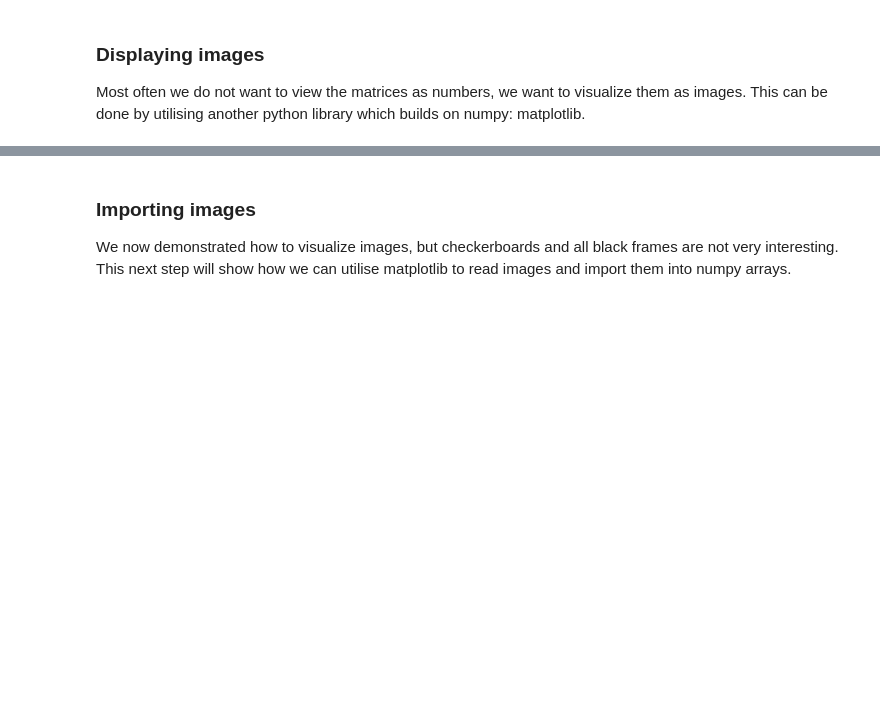
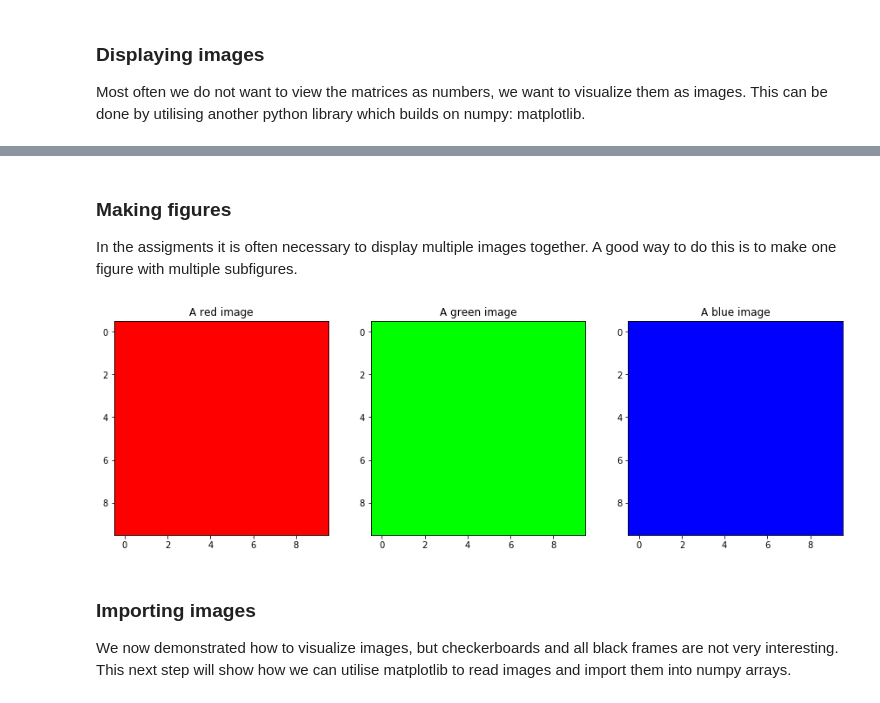
Before and after one commit to ErlingLie/TDT4195-Material, a Jupyter notebook: Introduction_to_programming_tools.ipynb, the cells around one changed output, grey strips where cells are left out. Drawn from its saved outputs; the diff is of its cells as text; code cells hidden in the pictures; blank space fills up the shorter version.

```diff
--- a/Introduction_to_programming_tools.ipynb
+++ b/Introduction_to_programming_tools.ipynb
@@ -56,3 +95,30 @@ plt.show()
+# %% [markdown]
+### Making figures
+In the assigments it is often necessary to display multiple images together. A good way to do this is to make one figure with multiple subfigures.
+# %%
+red_image = np.array([[[255,0,0] for i in range(10)] for j in range(10)])
+green_image = np.array([[[0,255,0] for i in range(10)] for j in range(10)])
+blue_image = np.array([[[0,0,255] for i in range(10)] for j in range(10)])
+
+#Declare a figure, size is given as w,h
+plt.figure(figsize=(15,5))
+
+#Declare a subplot, the arguments are total_rows, total_colums, current index
+plt.subplot(1,3,1)
+#Give a fitting title with plt.title
+plt.title("A red image")
+plt.imshow(red_image)
+
+plt.subplot(1,3,2)
+plt.title("A green image")
+plt.imshow(green_image)
+
+plt.subplot(1,3,3)
+plt.title("A blue image")
+plt.imshow(blue_image)
+plt.show()
+# %% [output]
+[figure, added]
 # %% [markdown]
 ### Importing images
 
```
Also changed, not shown: parts of 8 cells of this notebook.
